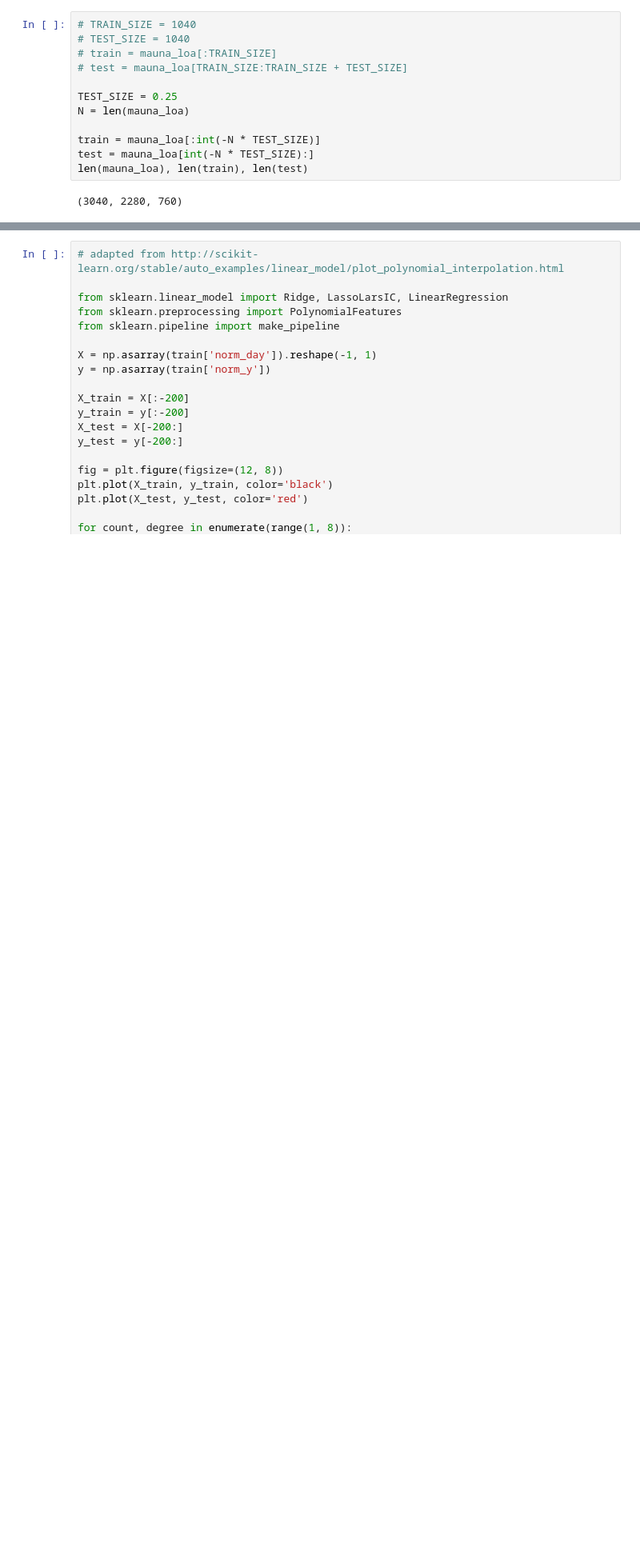
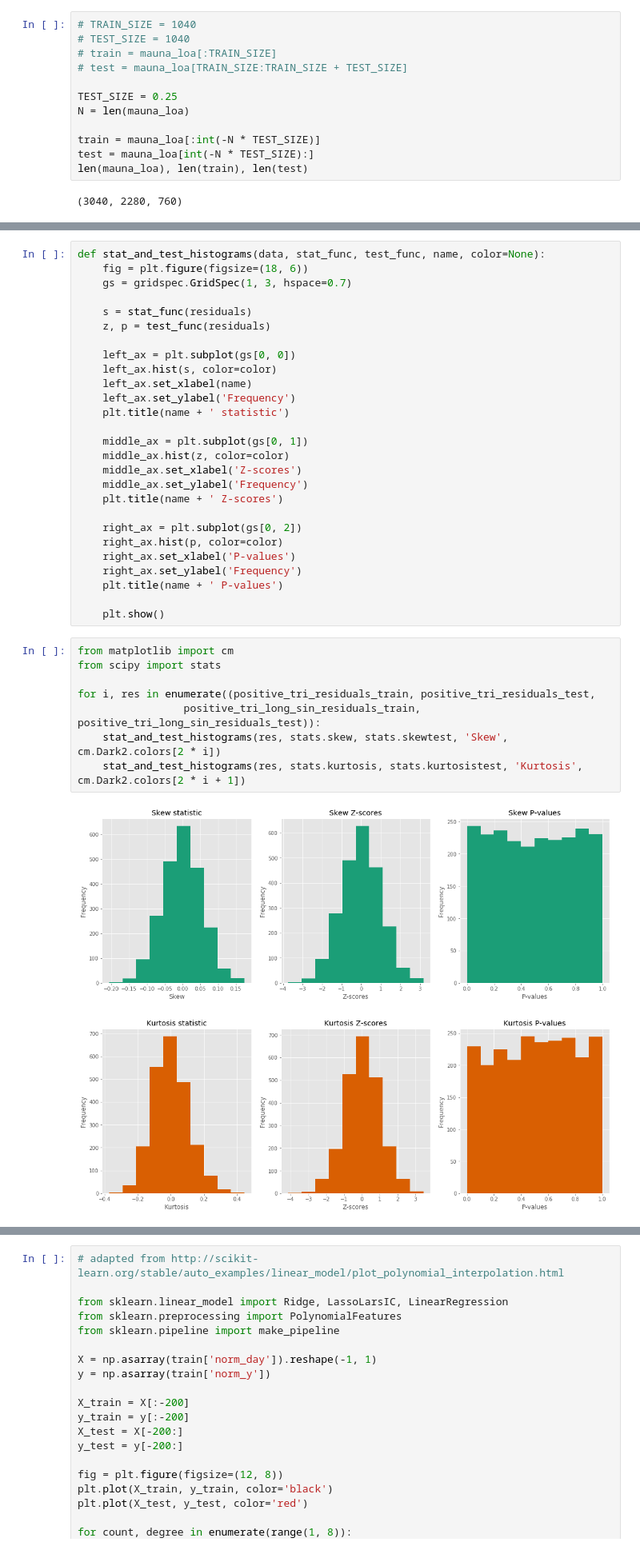
Before and after one commit to guydav/minerva, a Jupyter notebook: notebooks/CS146/0.X Final Project (Playground).ipynb, the cells around one changed output, grey strips where cells are left out. Shown at 80% size. Saved outputs shown, nothing was run; the diff lists cells and outputs as text; blank space fills up the shorter version.

```diff
--- a/notebooks/CS146/0.X Final Project (Playground).ipynb
+++ b/notebooks/CS146/0.X Final Project (Playground).ipynb
@@ -209,0 +257,38 @@ plt.show()
+# %%
+def stat_and_test_histograms(data, stat_func, test_func, name, color=None):
+    fig = plt.figure(figsize=(18, 6))
+    gs = gridspec.GridSpec(1, 3, hspace=0.7)
+
+    s = stat_func(residuals)
+    z, p = test_func(residuals)
+
+    left_ax = plt.subplot(gs[0, 0])
+    left_ax.hist(s, color=color)
+    left_ax.set_xlabel(name)
+    left_ax.set_ylabel('Frequency')
+    plt.title(name + ' statistic')
+
+    middle_ax = plt.subplot(gs[0, 1])
+    middle_ax.hist(z, color=color)
+    middle_ax.set_xlabel('Z-scores')
+    middle_ax.set_ylabel('Frequency')
+    plt.title(name + ' Z-scores')
+
+    right_ax = plt.subplot(gs[0, 2])
+    right_ax.hist(p, color=color)
+    right_ax.set_xlabel('P-values')
+    right_ax.set_ylabel('Frequency')
+    plt.title(name + ' P-values')
+
+    plt.show()
+# %%
+from matplotlib import cm
+from scipy import stats
+
+for i, res in enumerate((positive_tri_residuals_train, positive_tri_residuals_test,
+                 positive_tri_long_sin_residuals_train, positive_tri_long_sin_residuals_test)):
+    stat_and_test_histograms(res, stats.skew, stats.skewtest, 'Skew', cm.Dark2.colors[2 * i])
+    stat_and_test_histograms(res, stats.kurtosis, stats.kurtosistest, 'Kurtosis', cm.Dark2.colors[2 * i + 1])
+# %% [output]
+[figure, added]
+[figure, added]
```
Also changed, not shown: parts of 26 cells of this notebook, 5 other files.
